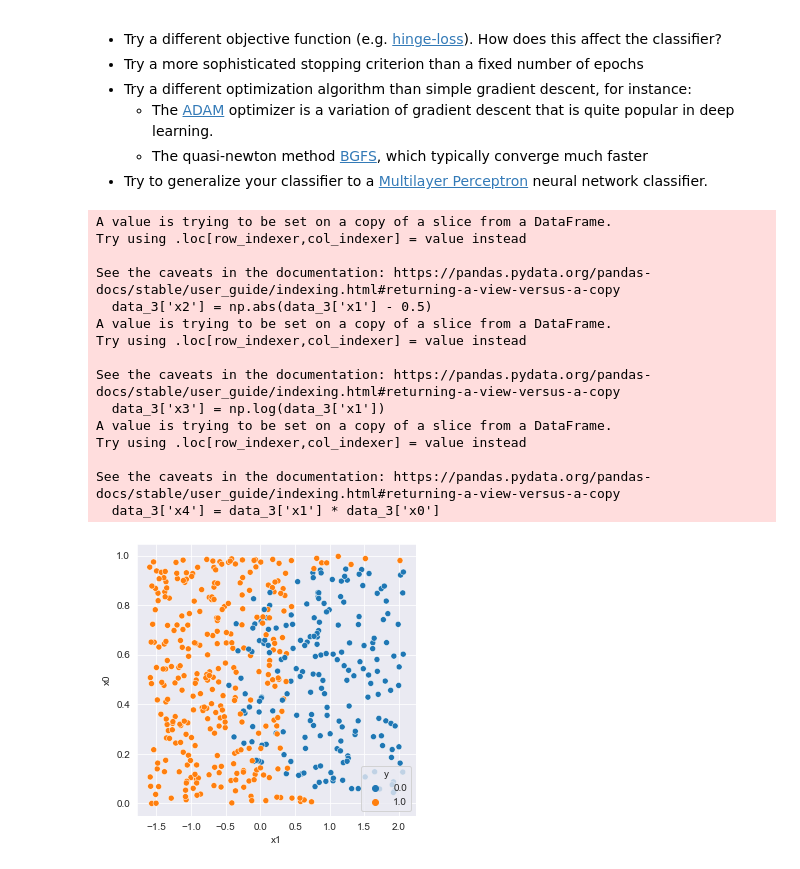
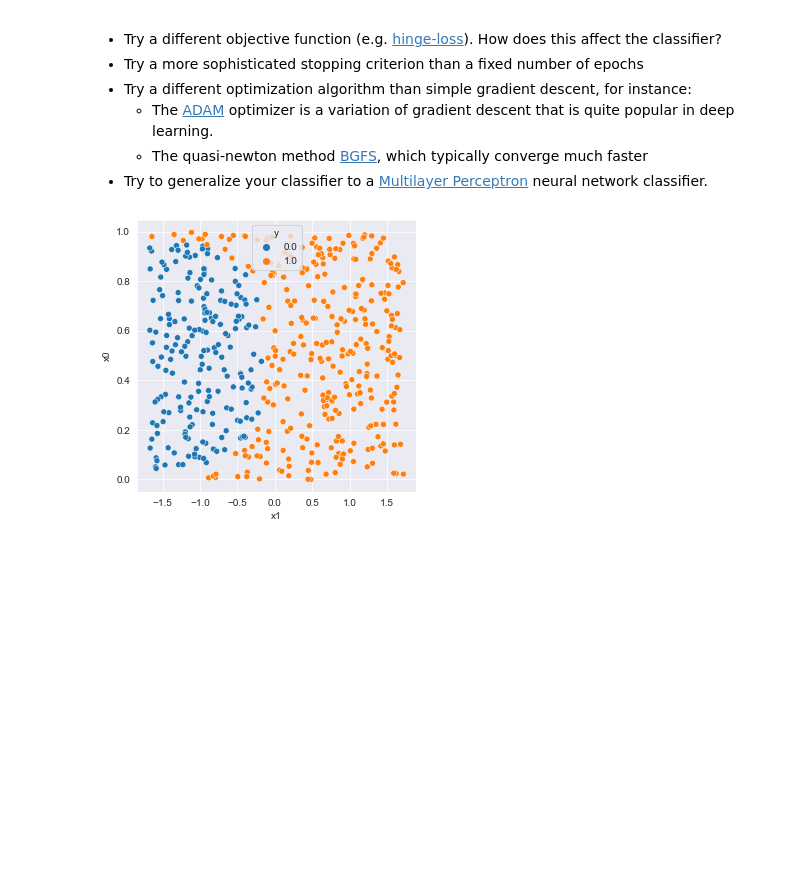
Before and after one commit to Ofplarsen/TDT4173_Machine_Learning, a Jupyter notebook: logistic_regression/experiment.ipynb, the cells around one changed output. Drawn from its saved outputs; the diff is of its cells as text; code cells hidden in the pictures; blank space fills up the shorter version.

```diff
--- a/logistic_regression/experiment.ipynb
+++ b/logistic_regression/experiment.ipynb
@@ -143,6 +143,4 @@ The dataset is partitioned into two groups:
 - `test` contains another 500 samples that should only be used to check that your solution generalizes well to novel data
 # %%
 data_2_train = data_2.query('split == "train"')
-data_2_train['x1'] = lr.feature_scale(np.abs(data_2_train['x1'] - 0.5))
 data_2_test = data_2.query('split == "test"')
-data_2_test['x1'] = lr.feature_scale(np.abs(data_2_test['x1'] - 0.5))
@@ -234,25 +221,7 @@ If you're done with the assignment but want to some more challenges; consider th
 # %%
 #Plotted the data to easier understand what we are dealing with
 plt.figure(figsize=(5, 5))
 data_3 = data_2_train
-data_3['x2'] = np.abs(data_3['x1'] - 0.5)
-data_3['x3'] = np.log(data_3['x1'])
-data_3['x4'] = data_3['x1'] * data_3['x0']
 sns.scatterplot(x='x1', y='x0', hue='y', data=data_2_train);
 # %% [output]
-A value is trying to be set on a copy of a slice from a DataFrame.
-Try using .loc[row_indexer,col_indexer] = value instead
-
-See the caveats in the documentation: https://pandas.pydata.org/pandas-docs/stable/user_guide/indexing.html#returning-a-view-versus-a-copy
-  data_3['x2'] = np.abs(data_3['x1'] - 0.5)
-A value is trying to be set on a copy of a slice from a DataFrame.
-Try using .loc[row_indexer,col_indexer] = value instead
-
-See the caveats in the documentation: https://pandas.pydata.org/pandas-docs/stable/user_guide/indexing.html#returning-a-view-versus-a-copy
-  data_3['x3'] = np.log(data_3['x1'])
-A value is trying to be set on a copy of a slice from a DataFrame.
-Try using .loc[row_indexer,col_indexer] = value instead
-
-See the caveats in the documentation: https://pandas.pydata.org/pandas-docs/stable/user_guide/indexing.html#returning-a-view-versus-a-copy
-  data_3['x4'] = data_3['x1'] * data_3['x0']
-[figure, old version]
+[figure, new version]
```
Also changed, not shown: parts of 3 cells of this notebook, 1 other file.
